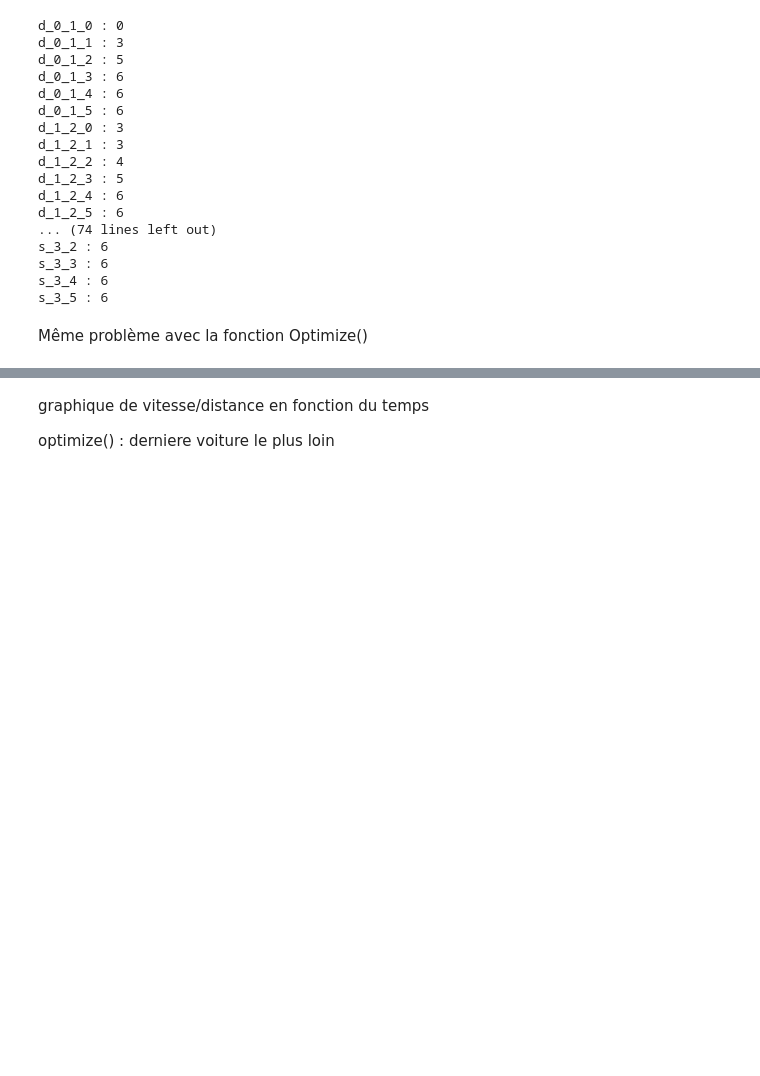
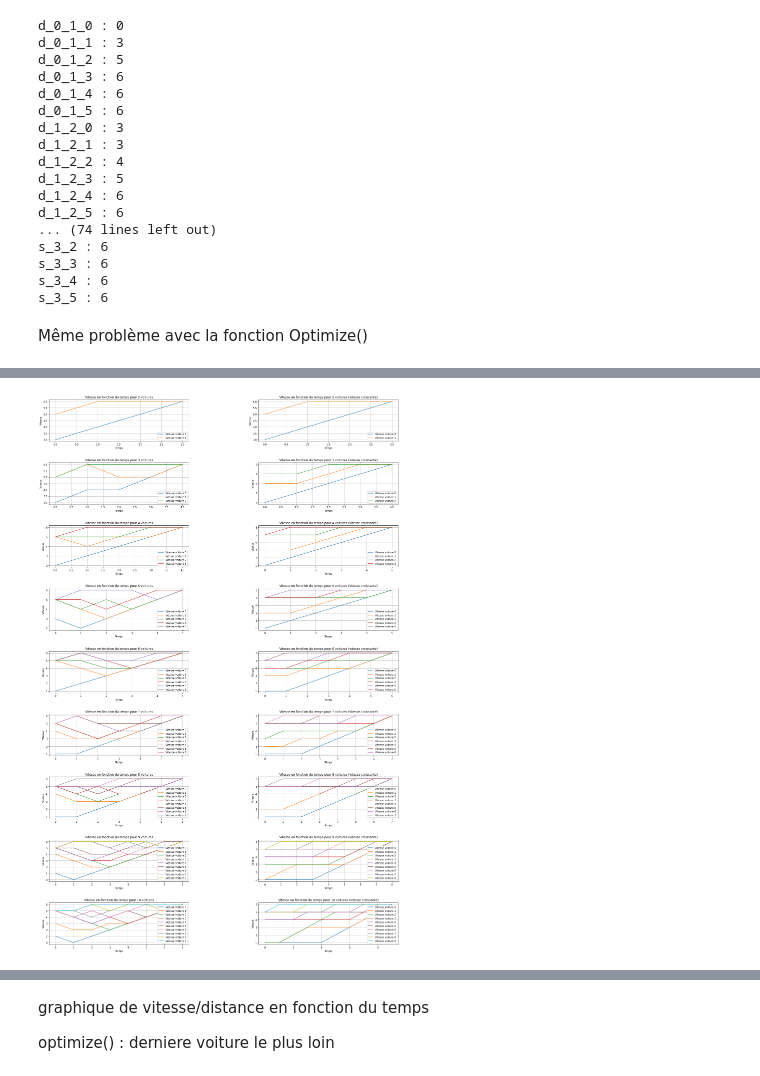
Before and after one commit to DavidGabrielPapa/Travail-Bachelor, a Jupyter notebook: David_Papa_projet_bachelor.ipynb, the cells around one changed output, grey strips where cells are left out. Cells and saved outputs as stored; diff of their text form; code cells hidden in the pictures; blank space fills up the shorter version.

```diff
--- a/David_Papa_projet_bachelor.ipynb
+++ b/David_Papa_projet_bachelor.ipynb
@@ -627,3 +652,55 @@ s_7_7 : 6
+# %%
+import numpy as np
+import matplotlib.pyplot as plt
+
+plt.figure(figsize=(25, 40))
+
+for i in range(2, 11) :
+    coord_x = []
+    coord_y = []
+    coord_x_bis = []
+    coord_y_bis = []
+    for j in range(len(dico_vitesses_voitures[i])) :
+        coord_y_bis.append([])
+        coord_x_bis = []
+        for k in range(len(dico_vitesses_voitures[i][j])) :
+            coord_x_bis.append(k)
+            coord_y_bis[j].append(int(dico_vitesses_voitures[i][j][k].as_long()))
+
+    for j in range(len(dico_vitesses_voitures_croissant[i])) :
+        coord_y.append([])
+        coord_x = []
+        for k in range(len(dico_vitesses_voitures_croissant[i][j])) :
+            coord_x.append(k)
+            coord_y[j].append(int(dico_vitesses_voitures_croissant[i][j][k].as_long()))
+
+    plt.subplot(9, 2, i * 2 - 3)
+
+    for v in range(len(dico_vitesses_voitures[i])) :
+        plt.plot(coord_x_bis, coord_y_bis[v], label=f"Vitesse voiture {v}")
+
+    plt.title(f"Vitesse en fonction du temps pour {i} voitures")
+    plt.xlabel("Temps")
+    plt.ylabel("Vitesse")
+    plt.legend()
+    plt.grid(True)
+
+    plt.subplot(9, 2, i * 2 - 2)
+
+    for v in range(len(dico_vitesses_voitures[i])) :
+        plt.plot(coord_x, coord_y[v], label=f"Vitesse voiture {v}")
+
+    plt.title(f"Vitesse en fonction du temps pour {i} voitures (vitesse croissante)")
+    plt.xlabel("Temps")
+    plt.ylabel("Vitesse")
+    plt.legend()
+    plt.grid(True)
+
+
+plt.subplots_adjust(wspace=0.5, hspace=0.5)
+plt.show()
+# %% [output]
+[figure, added]
 # %%
 import numpy as np
 import matplotlib.pyplot as plt
```
Also changed, not shown: parts of 5 cells of this notebook.
